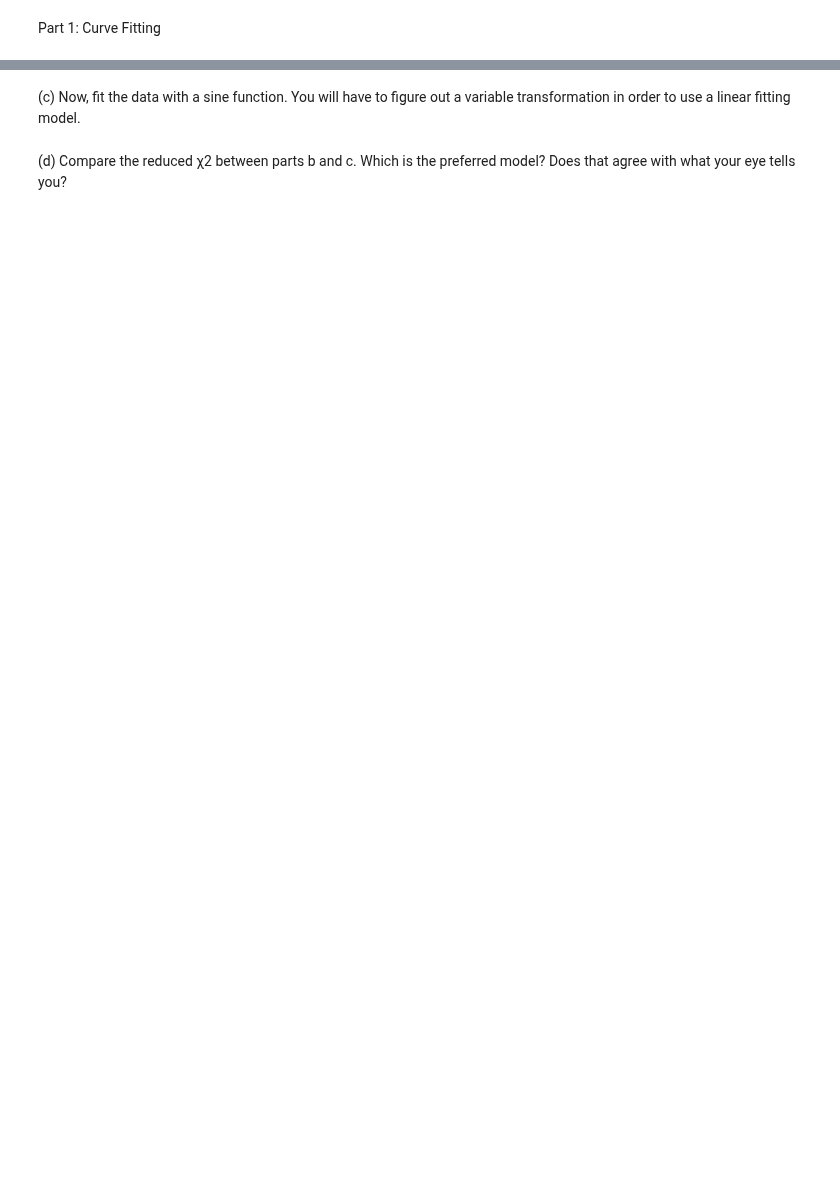
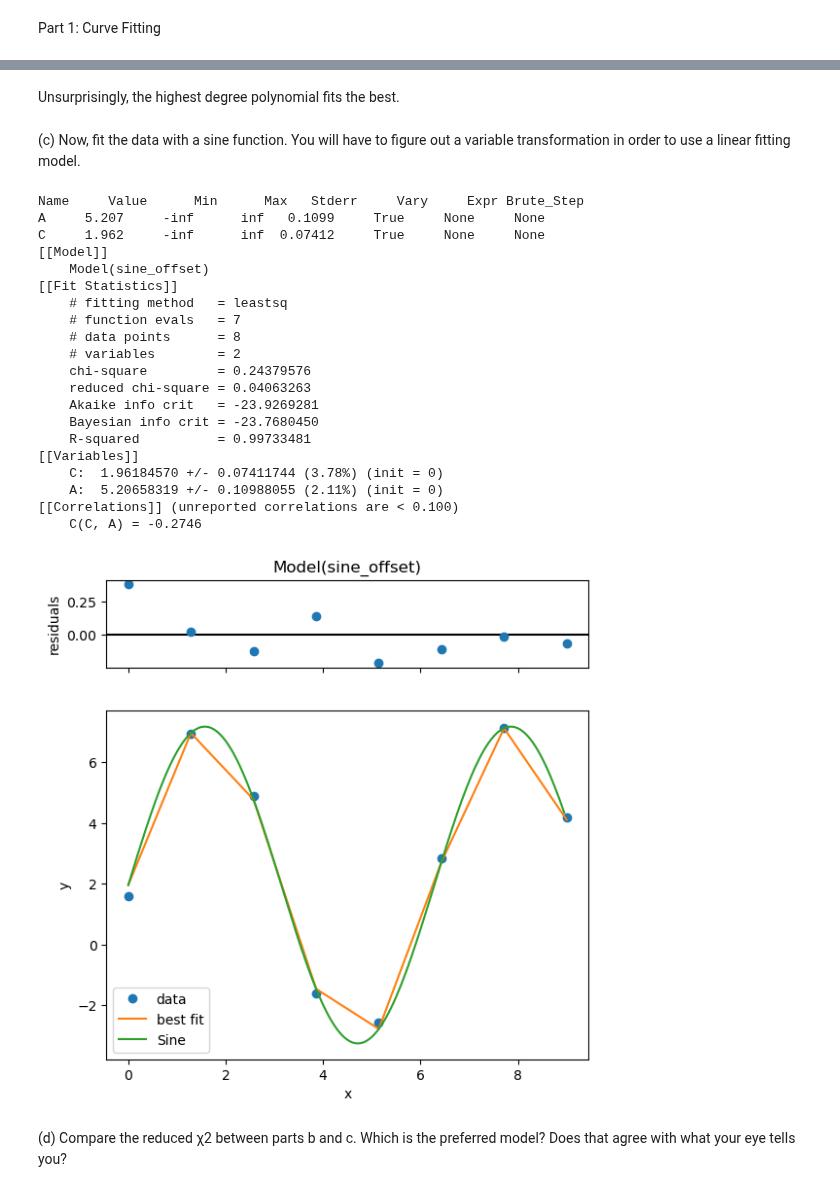
Before and after one commit to LordofDorknes/ProfHurst_PHYS240_Sp23, a Jupyter notebook: Newby/Newby_Robin_Homework7_Problem7.ipynb, the cells around one changed output, grey strips where cells are left out. Saved outputs shown, nothing was run; the diff lists cells and outputs as text; code cells hidden in the pictures; blank space fills up the shorter version.

```diff
--- a/Newby/Newby_Robin_Homework7_Problem7.ipynb
+++ b/Newby/Newby_Robin_Homework7_Problem7.ipynb
@@ -15,6 +171,52 @@ degree. Plot the best-fit model curve on top of the data set, including a legend
+# %% [markdown]
+Unsurprisingly, the highest degree polynomial fits the best.
 # %% [markdown]
-(c) Now, fit the data with a sine function. You will have to figure out a variable
-transformation in order to use a linear fitting model.
+(c) Now, fit the data with a sine function. You will have to figure out a variable transformation in order to use a linear fitting model.
+# %%
+def sine_offset(x,C,A):
+    """
+    Helper function that evaluates The sine fitting function described in problem 1
+    given the parameters C, A, and x, it returns the evaluated sine function
+    C+ A sin ( x )
+    params:
+    C - cosntant offset
+    A - Sine amplitude
+    x points to evaluate
+    Returns:
+    evaluated sine wave
+    """
+    return C+A*np.sin(x)
+
+model = Model(sine_offset,independent_vars=['x'])
+sin_result = model.fit(y, x=x, C=0, A=0)
+sin_result.params.pretty_print()
+print(sin_result.fit_report())
+fig =sin_result.plot()
+plt.plot(xfine,sin_result.eval(x=xfine),label='Sine')
+plt.legend(loc='best')
+plt.show()
+# %% [output]
+Name     Value      Min      Max   Stderr     Vary     Expr Brute_Step
+A     5.207     -inf      inf   0.1099     True     None     None
+C     1.962     -inf      inf  0.07412     True     None     None
+[[Model]]
+    Model(sine_offset)
+[[Fit Statistics]]
+    # fitting method   = leastsq
+    # function evals   = 7
+    # data points      = 8
+    # variables        = 2
+    chi-square         = 0.24379576
+    reduced chi-square = 0.04063263
+    Akaike info crit   = -23.9269281
+    Bayesian info crit = -23.7680450
+    R-squared          = 0.99733481
+[[Variables]]
+    C:  1.96184570 +/- 0.07411744 (3.78%) (init = 0)
+    A:  5.20658319 +/- 0.10988055 (2.11%) (init = 0)
+[[Correlations]] (unreported correlations are < 0.100)
+    C(C, A) = -0.2746
+[figure, added]
 # %% [markdown]
 
 (d) Compare the reduced χ2 between parts b and c. Which is the preferred model?
```
Also changed, not shown: parts of 7 cells of this notebook, 1 other file.
